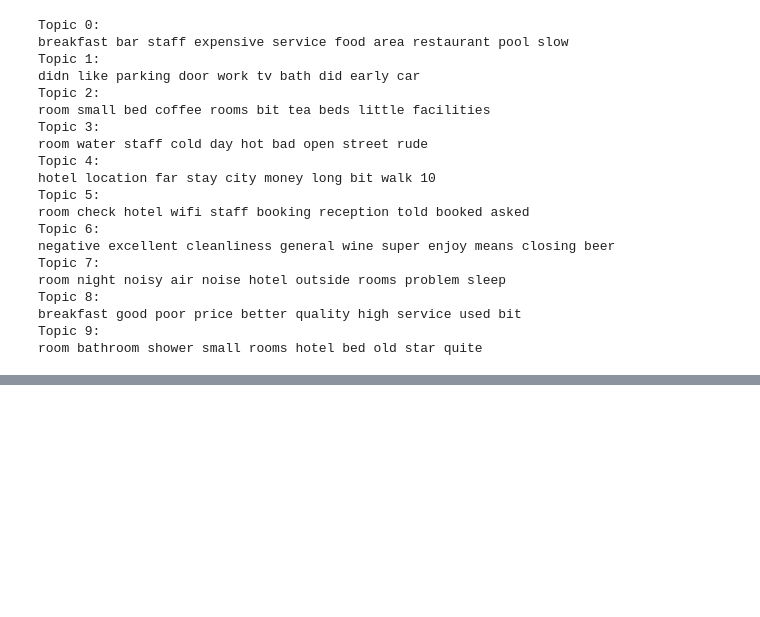
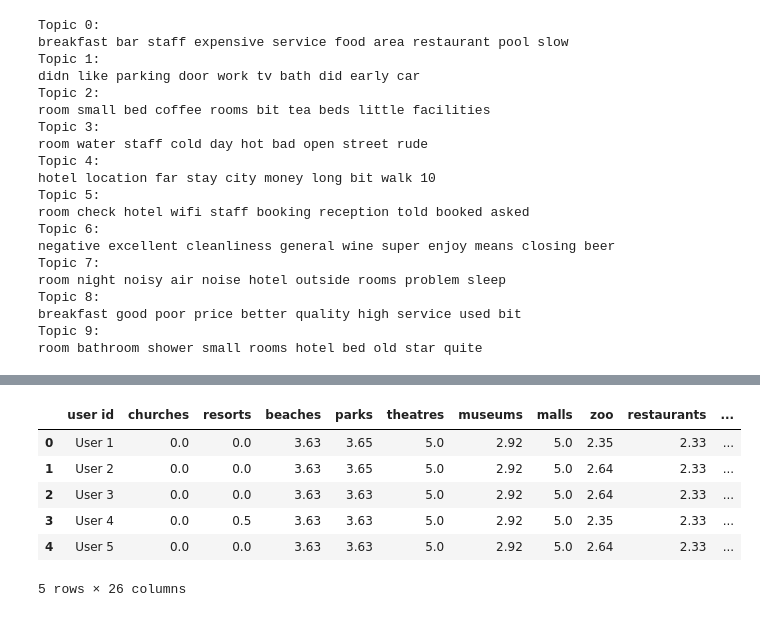
Before and after one commit to Ammar0ah/Itinerary-planning-system, a Jupyter notebook: data_scripts/dataAnalysis.ipynb, the cells around one changed output, grey strips where cells are left out. Saved outputs shown, nothing was run; the diff lists cells and outputs as text; code cells hidden in the pictures; blank space fills up the shorter version.

```diff
--- a/data_scripts/dataAnalysis.ipynb
+++ b/data_scripts/dataAnalysis.ipynb
@@ -462,0 +506,10 @@ room bathroom shower small rooms hotel bed old star quite
+# %%
+df_google.head()
+# %% [output]
+|  | user id | churches | resorts | beaches | parks | theatres | museums | malls | zoo | restaurants | ... |
+| 0 | User 1 | 0.0 | 0.0 | 3.63 | 3.65 | 5.0 | 2.92 | 5.0 | 2.35 | 2.33 | ... |
+| 1 | User 2 | 0.0 | 0.0 | 3.63 | 3.65 | 5.0 | 2.92 | 5.0 | 2.64 | 2.33 | ... |
+| 2 | User 3 | 0.0 | 0.0 | 3.63 | 3.63 | 5.0 | 2.92 | 5.0 | 2.64 | 2.33 | ... |
+| 3 | User 4 | 0.0 | 0.5 | 3.63 | 3.63 | 5.0 | 2.92 | 5.0 | 2.35 | 2.33 | ... |
+| 4 | User 5 | 0.0 | 0.0 | 3.63 | 3.63 | 5.0 | 2.92 | 5.0 | 2.64 | 2.33 | ... |
+5 rows × 26 columns
```
Also changed, not shown: parts of 6 cells of this notebook.
